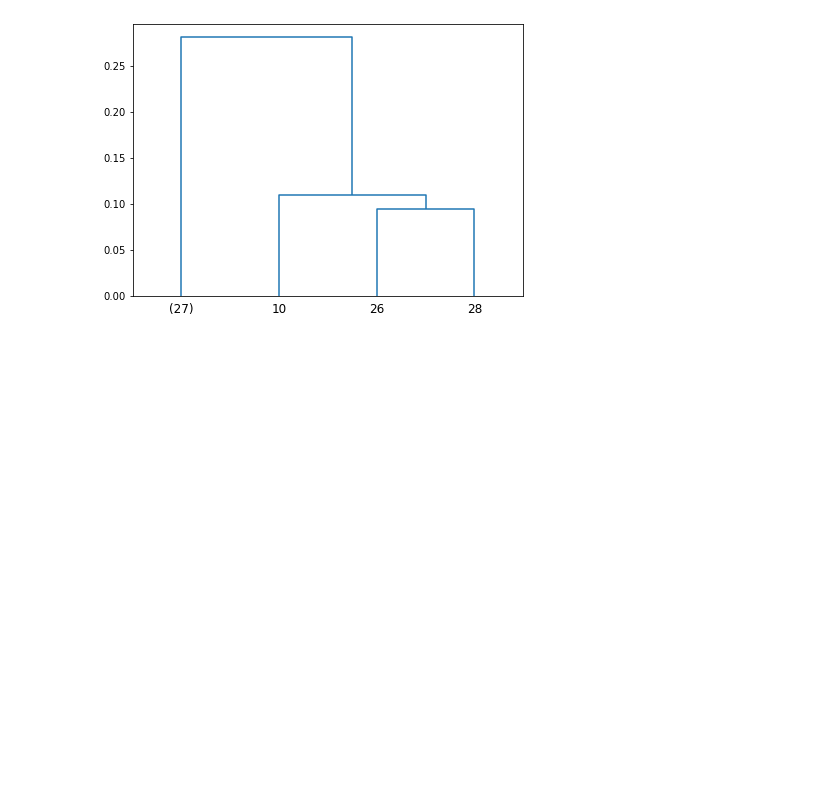
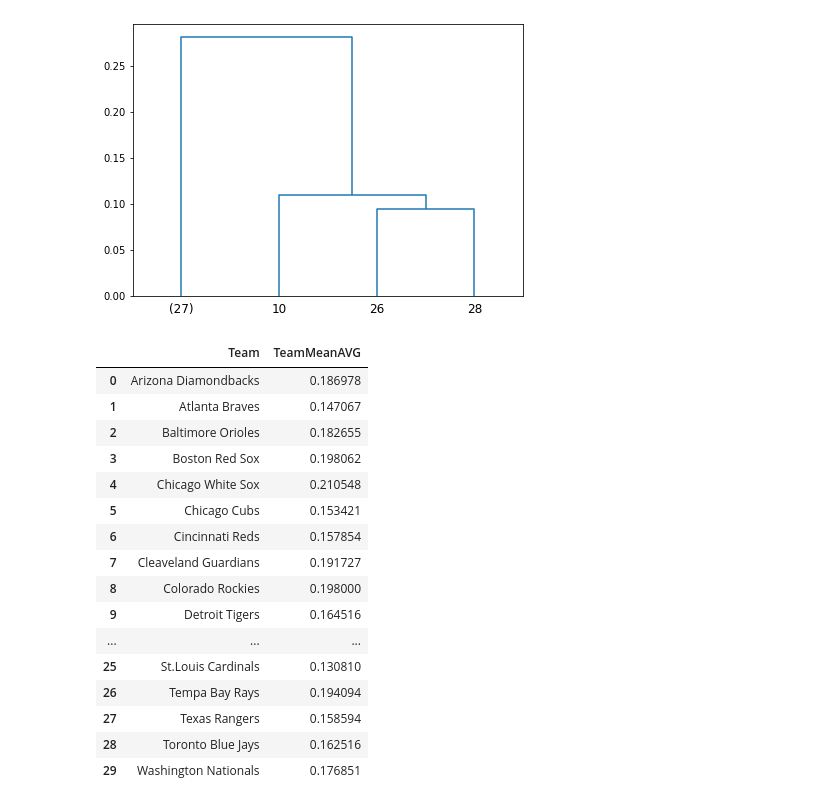
Before and after one commit to LouiseLi7/STA160-group-project, a Jupyter notebook: Final_Project_Merged_Dataframe.ipynb, the cells around one changed output. Cells and saved outputs as stored; diff of their text form; code cells hidden in the pictures; blank space fills up the shorter version.

```diff
--- a/Final_Project_Merged_Dataframe.ipynb
+++ b/Final_Project_Merged_Dataframe.ipynb
@@ -523,3 +523,26 @@ dendrogram(linked,
 plt.show()
 # %% [output]
 [figure]
+# %%
+TeamMeanAVG = [batting_all[batting_all['Team']==i]['AVG'].mean() for i in TeamName]
+TMA_table = pd.DataFrame({'Team':TeamName,
+              'TeamMeanAVG':TeamMeanAVG})
+TMA_table
+# %% [output]
+|  | Team | TeamMeanAVG |
+| 0 | Arizona Diamondbacks | 0.186978 |
+| 1 | Atlanta Braves | 0.147067 |
+| 2 | Baltimore Orioles | 0.182655 |
+| 3 | Boston Red Sox | 0.198062 |
+| 4 | Chicago White Sox | 0.210548 |
+| 5 | Chicago Cubs | 0.153421 |
+| 6 | Cincinnati Reds | 0.157854 |
+| 7 | Cleaveland Guardians | 0.191727 |
+| 8 | Colorado Rockies | 0.198000 |
+| 9 | Detroit Tigers | 0.164516 |
+| ... | ... | ... |
+| 25 | St.Louis Cardinals | 0.130810 |
+| 26 | Tempa Bay Rays | 0.194094 |
+| 27 | Texas Rangers | 0.158594 |
+| 28 | Toronto Blue Jays | 0.162516 |
+| 29 | Washington Nationals | 0.176851 |
```
Also changed, not shown: parts of 3 cells of this notebook.
